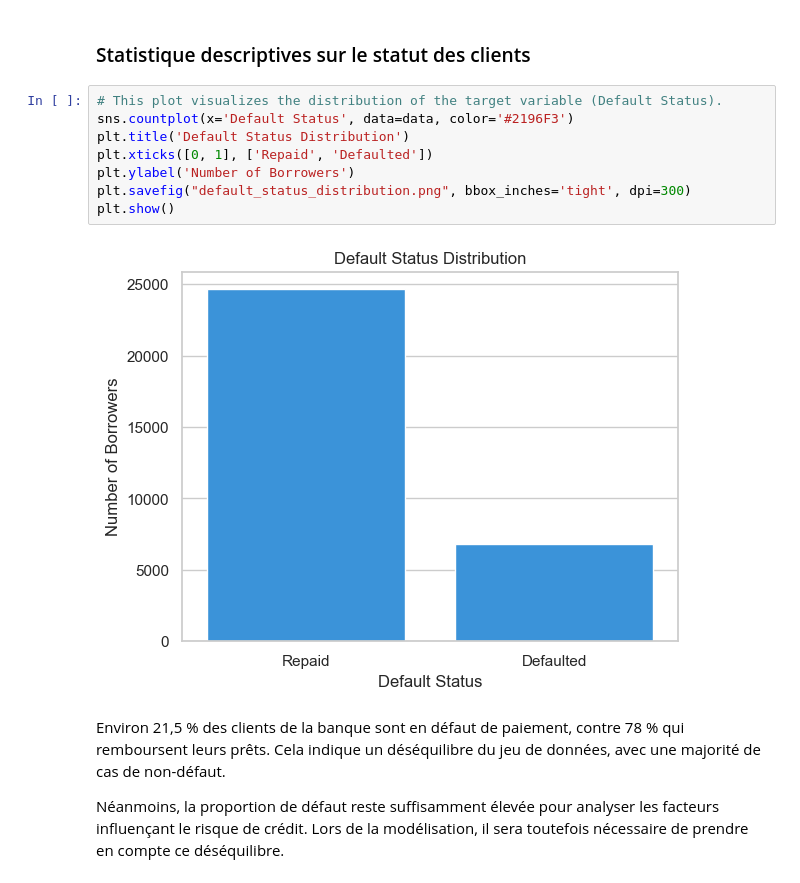
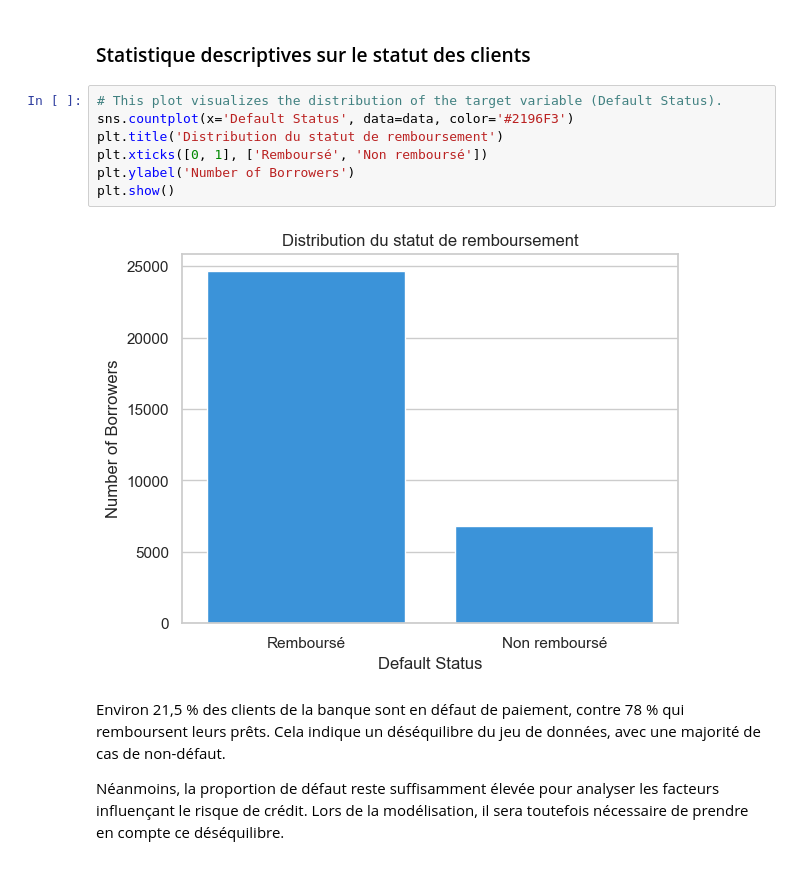
Before and after one commit to YATABARE-Cheikna-Amala/Projet-Final-Python_Pour_la_Data_Science, a Jupyter notebook: Projet_python_pour_la_data_science.ipynb, the cells around one changed output. Drawn from its saved outputs; the diff is of its cells as text.

```diff
--- a/Projet_python_pour_la_data_science.ipynb
+++ b/Projet_python_pour_la_data_science.ipynb
@@ -147,13 +147,12 @@ L’objectif de cette étude consiste à identifier et à analyser les facteurs
 # %%
 # This plot visualizes the distribution of the target variable (Default Status).
 sns.countplot(x='Default Status', data=data, color='#2196F3')
-plt.title('Default Status Distribution')
-plt.xticks([0, 1], ['Repaid', 'Defaulted'])
+plt.title('Distribution du statut de remboursement')
+plt.xticks([0, 1], ['Remboursé', 'Non remboursé'])
 plt.ylabel('Number of Borrowers')
-plt.savefig("default_status_distribution.png", bbox_inches='tight', dpi=300)
 plt.show()
 # %% [output]
-[figure, old version]
+[figure, new version]
 # %% [markdown]
 Environ 21,5 % des clients de la banque sont en défaut de paiement, contre 78 % qui remboursent leurs prêts. Cela indique un déséquilibre du jeu de données, avec une majorité de cas de non-défaut.
 
```
Also changed, not shown: parts of 20 cells of this notebook.
